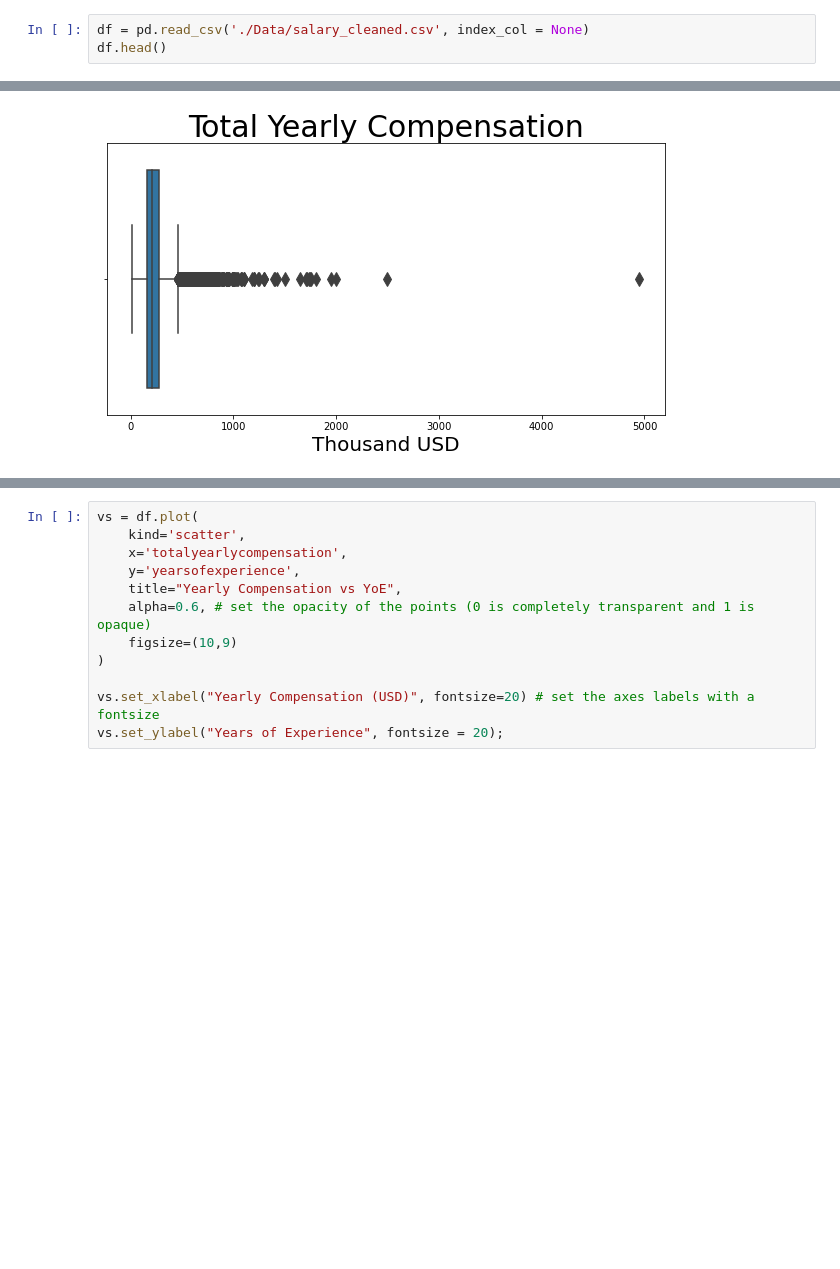
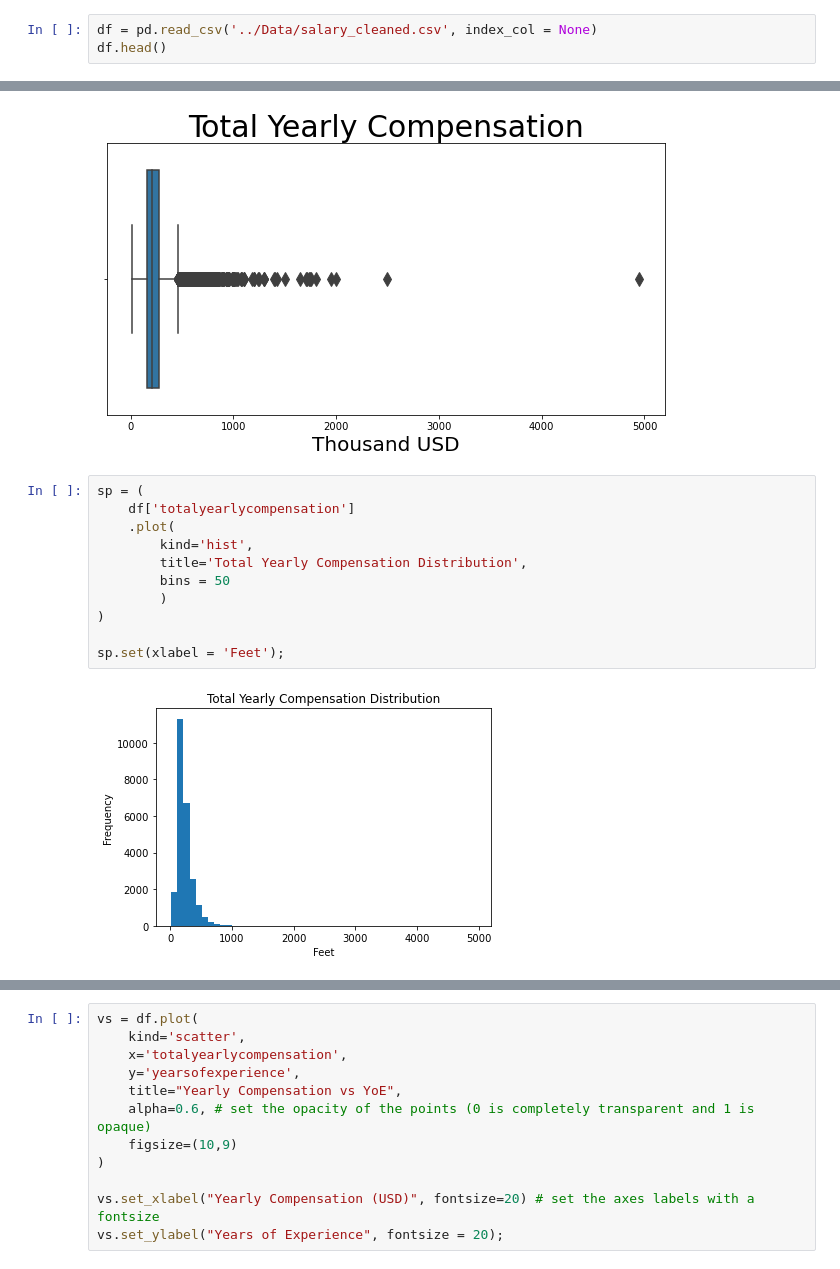
Before and after one commit to mh0805/Group-Project, a Jupyter notebook: Code/hans-EDA.ipynb, the cells around one changed output, grey strips where cells are left out. Drawn from its saved outputs; the diff is of its cells as text; blank space fills up the shorter version.

```diff
--- a/Code/hans-EDA.ipynb
+++ b/Code/hans-EDA.ipynb
@@ -6,7 +6,7 @@ import numpy as np
 import matplotlib.pyplot as plt
 import seaborn as sns
 # %%
-df = pd.read_csv('./Data/salary_cleaned.csv', index_col = None)
+df = pd.read_csv('../Data/salary_cleaned.csv', index_col = None)
 df.head()
 # %% [output]
 |  | Unnamed: 0 | timestamp | company | level | title | totalyearlycompensation | location | yearsofexperience | ... |
@@ -91,3 +89,16 @@ plt.title(label = 'Total Yearly Compensation', fontdict = {'size': 30}, loc = 'c
 plt.xlabel('Thousand USD', fontdict = {'size': 20}, loc = 'center');
 # %% [output]
 [figure]
+# %%
+sp = (
+    df['totalyearlycompensation']
+    .plot(
+        kind='hist',
+        title='Total Yearly Compensation Distribution',
+        bins = 50
+        )
+)
+
+sp.set(xlabel = 'Feet');
+# %% [output]
+[figure, added]
```
Also changed, not shown: parts of 15 cells of this notebook.
